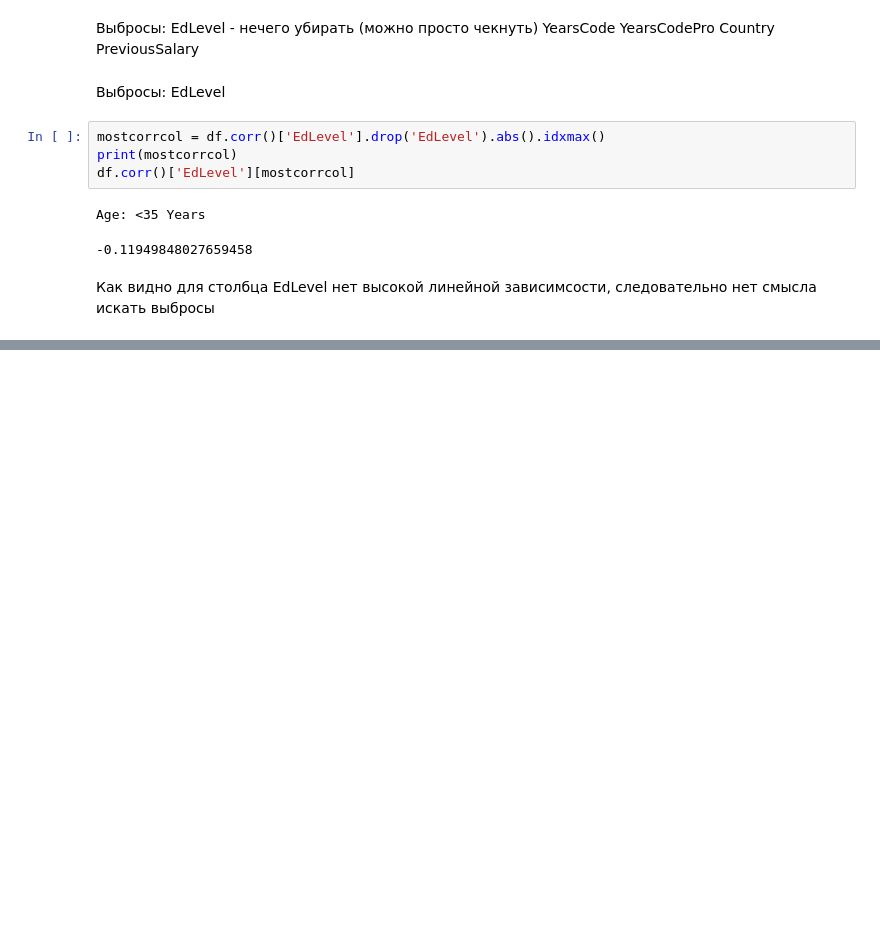
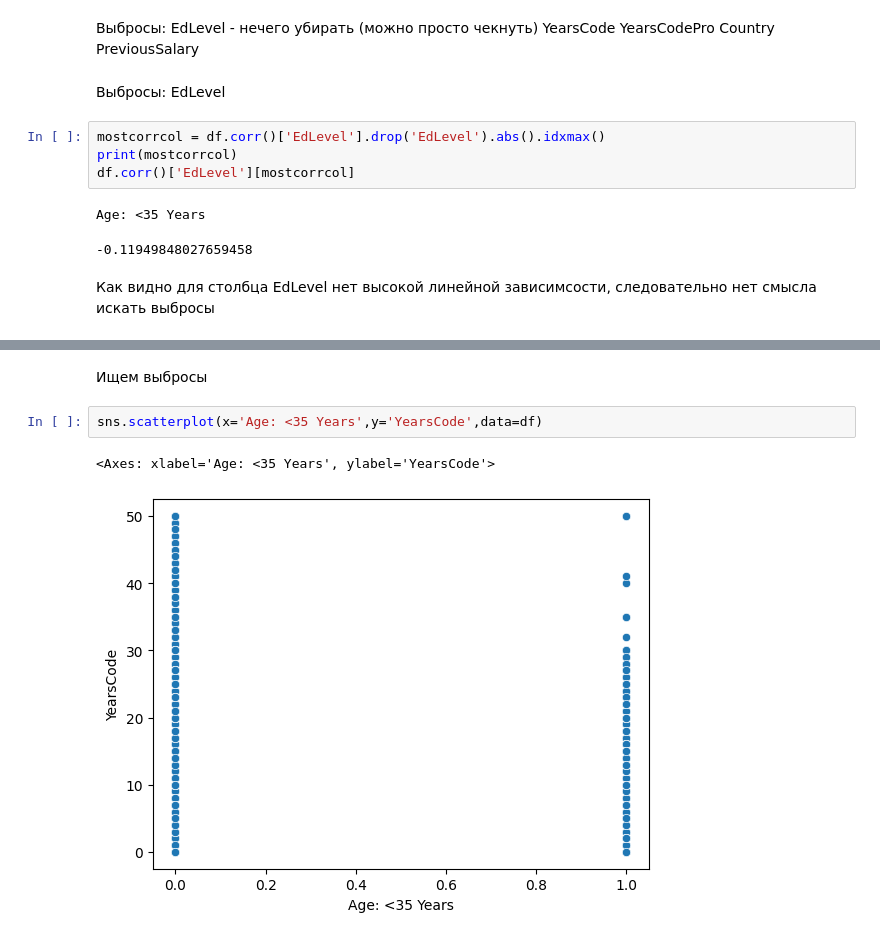
Before and after one commit to Den9p/MO_2, a Jupyter notebook: Кувшанов,_Поляруш,_Чепак_ТюмГУ_МО2_ДЗ_1.ipynb, the cells around one changed output, grey strips where cells are left out. Cells and saved outputs as stored; diff of their text form; blank space fills up the shorter version.

```diff
--- a/Кувшанов,_Поляруш,_Чепак_ТюмГУ_МО2_ДЗ_1.ipynb
+++ b/Кувшанов,_Поляруш,_Чепак_ТюмГУ_МО2_ДЗ_1.ipynb
@@ -382 +389,8 @@ df.corr()['EdLevel'].loc[lambda x: (x > 0.1) | (x < -0.1)].sort_values()
 dtype: float64
+# %% [markdown]
+Ищем выбросы
+# %%
+sns.scatterplot(x='Age: <35 Years',y='YearsCode',data=df)
+# %% [output]
+<Axes: xlabel='Age: <35 Years', ylabel='YearsCode'>
+[figure, added]
```
Also changed, not shown: parts of 6 cells of this notebook.
